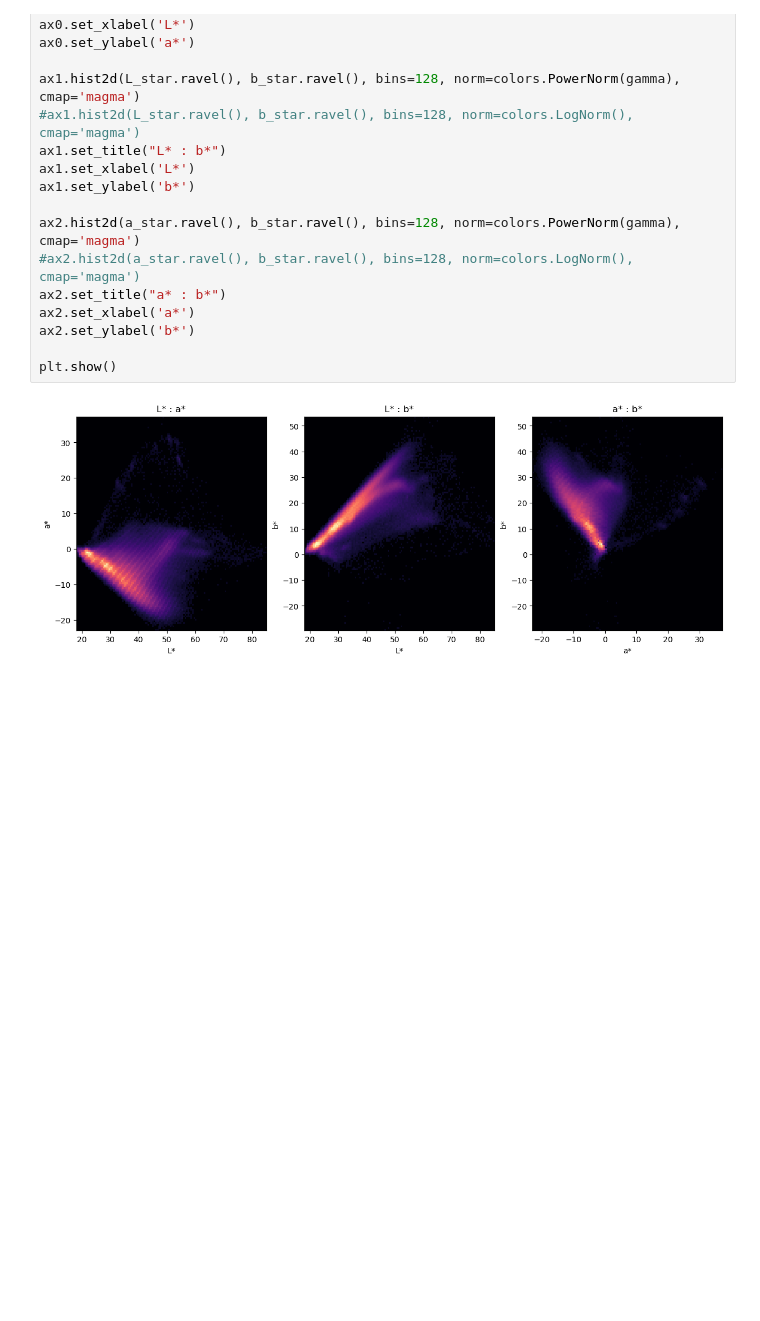
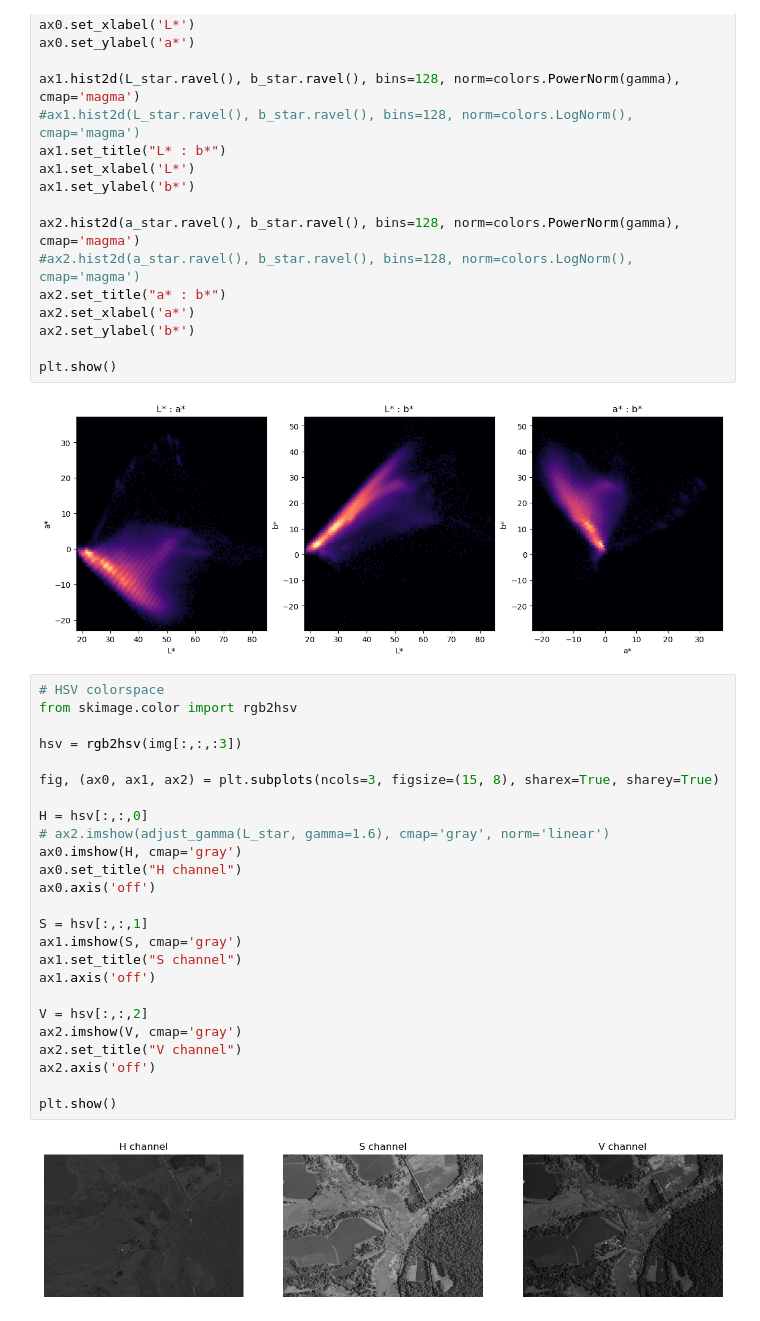
Before and after one commit to mrahnis/nb-vegetation, a Jupyter notebook: Step-01-Veggie-View.ipynb, the cells around one changed output. Drawn from its saved outputs; the diff is of its cells as text; blank space fills up the shorter version.

```diff
--- a/Veggie-View.ipynb
+++ b/Step-01-Veggie-View.ipynb
@@ -188,3 +189,30 @@ ax2.set_ylabel('b*')
 plt.show()
 # %% [output]
 [figure]
+# %%
+# HSV colorspace
+from skimage.color import rgb2hsv
+
+hsv = rgb2hsv(img[:,:,:3])
+
+fig, (ax0, ax1, ax2) = plt.subplots(ncols=3, figsize=(15, 8), sharex=True, sharey=True)
+
+H = hsv[:,:,0]
+# ax2.imshow(adjust_gamma(L_star, gamma=1.6), cmap='gray', norm='linear')
+ax0.imshow(H, cmap='gray')
+ax0.set_title("H channel")
+ax0.axis('off')
+
+S = hsv[:,:,1]
+ax1.imshow(S, cmap='gray')
+ax1.set_title("S channel")
+ax1.axis('off')
+
+V = hsv[:,:,2]
+ax2.imshow(V, cmap='gray')
+ax2.set_title("V channel")
+ax2.axis('off')
+
+plt.show()
+# %% [output]
+[figure, added]
```
Also changed, not shown: parts of 2 cells of this notebook, 7 other files.
